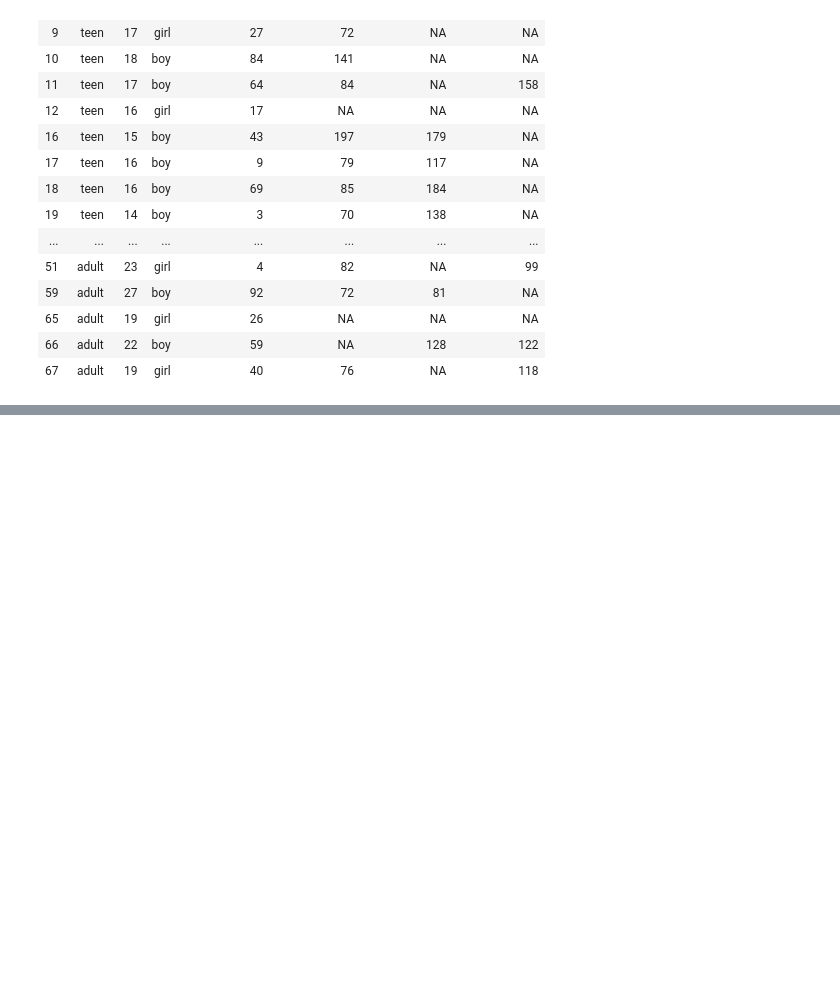
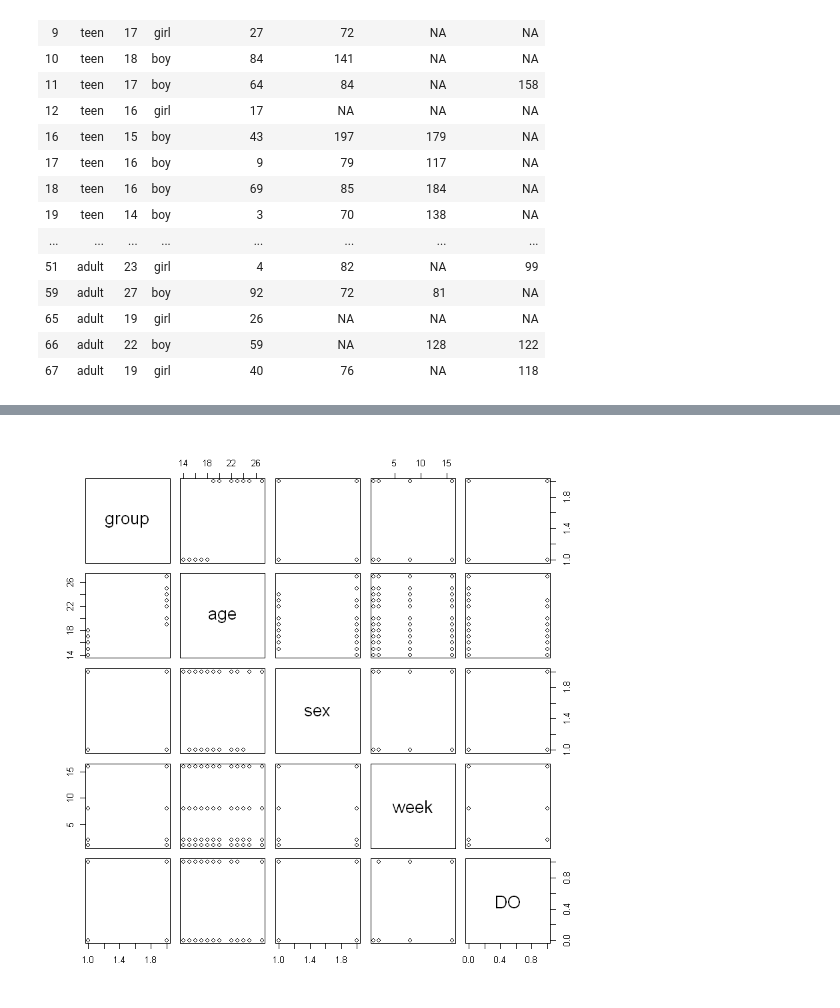
Before and after one commit to notblank/AA-leche-humana, a Jupyter notebook: Dropout patterns.ipynb, the cells around one changed output, grey strips where cells are left out. Saved outputs shown, nothing was run; the diff lists cells and outputs as text; code cells hidden in the pictures; blank space fills up the shorter version.

```diff
--- a/Dropout patterns.ipynb
+++ b/Dropout patterns.ipynb
@@ -58,6 +58,7 @@ AA <- 'GLU'
 
 AAdf <- aaSelect(AA_Sex_1, AA) %>% select(-contains('GLOB'))
 AAdf <- AAdf %>% filter(!is.na(AAdf$sex))
+AAdfLong <- aaLong(AAdf, AA)
 
 head(AAdf)
 # %% [output]
@@ -95,0 +158,6 @@ df %>% filter(is.na(x) | is.na(y))
+# %%
+AAdfLongDO <- AAdfLong %>%
+        mutate(DO = ifelse(is.na(level), 1, 0)) %>%
+        select(-level, -id)
+
+head(AAdfLongDO)
@@ -95,0 +172,4 @@ df %>% filter(is.na(x) | is.na(y))
+# %%
+pairs(AAdfLongDO)
+# %% [output]
+[figure, added]
```
Also changed, not shown: parts of 10 cells of this notebook, 1 other file.
